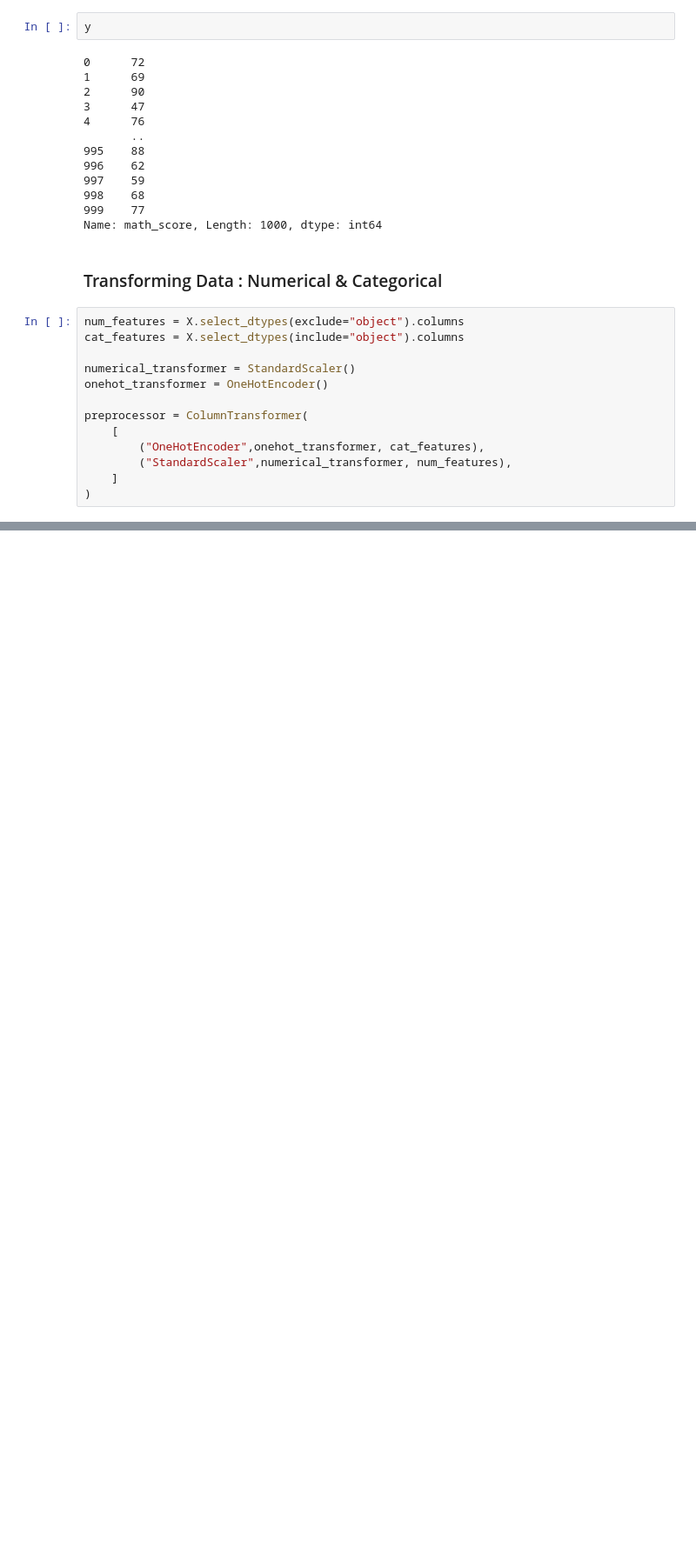
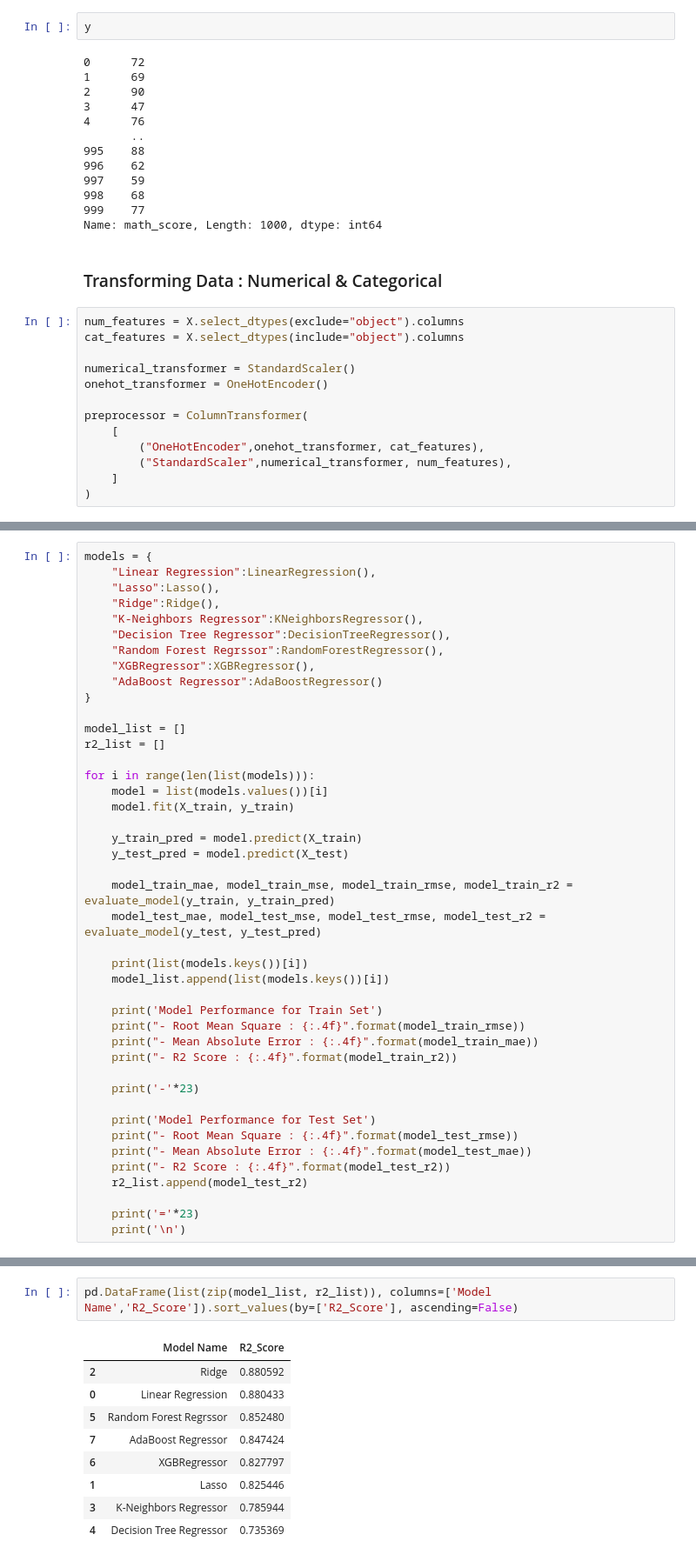
Before and after one commit to abhinav-ag-gupta/ml-project, a Jupyter notebook: notebook/data/Model_training.ipynb, the cells around one changed output, grey strips where cells are left out. Shown at 87% size. Drawn from its saved outputs; the diff is of its cells as text; blank space fills up the shorter version.

```diff
--- a/notebook/data/Model_training.ipynb
+++ b/notebook/data/Model_training.ipynb
@@ -75,0 +95,43 @@ preprocessor = ColumnTransformer(
+# %%
+models = {
+    "Linear Regression":LinearRegression(),
+    "Lasso":Lasso(),
+    "Ridge":Ridge(),
+    "K-Neighbors Regressor":KNeighborsRegressor(),
+    "Decision Tree Regressor":DecisionTreeRegressor(),
+    "Random Forest Regrssor":RandomForestRegressor(),
+    "XGBRegressor":XGBRegressor(),
+    "AdaBoost Regressor":AdaBoostRegressor()
+}
+
+model_list = []
+r2_list = []
+
+for i in range(len(list(models))):
+    model = list(models.values())[i]
+    model.fit(X_train, y_train)
+
+    y_train_pred = model.predict(X_train)
+    y_test_pred = model.predict(X_test)
+
+    model_train_mae, model_train_mse, model_train_rmse, model_train_r2 = evaluate_model(y_train, y_train_pred)
+    model_test_mae, model_test_mse, model_test_rmse, model_test_r2 = evaluate_model(y_test, y_test_pred)
+
+    print(list(models.keys())[i])
+    model_list.append(list(models.keys())[i])
+
+    print('Model Performance for Train Set')
+    print("- Root Mean Square : {:.4f}".format(model_train_rmse))
+    print("- Mean Absolute Error : {:.4f}".format(model_train_mae))
+    print("- R2 Score : {:.4f}".format(model_train_r2))
+
+    print('-'*23)
+
+    print('Model Performance for Test Set')
+    print("- Root Mean Square : {:.4f}".format(model_test_rmse))
+    print("- Mean Absolute Error : {:.4f}".format(model_test_mae))
+    print("- R2 Score : {:.4f}".format(model_test_r2))
+    r2_list.append(model_test_r2)
+
+    print('='*23)
+    print('\n')
@@ -75,0 +156,12 @@ preprocessor = ColumnTransformer(
+# %%
+pd.DataFrame(list(zip(model_list, r2_list)), columns=['Model Name','R2_Score']).sort_values(by=['R2_Score'], ascending=False)
+# %% [output]
+|  | Model Name | R2_Score |
+| 2 | Ridge | 0.880592 |
+| 0 | Linear Regression | 0.880433 |
+| 5 | Random Forest Regrssor | 0.852480 |
+| 7 | AdaBoost Regressor | 0.847424 |
+| 6 | XGBRegressor | 0.827797 |
+| 1 | Lasso | 0.825446 |
+| 3 | K-Neighbors Regressor | 0.785944 |
+| 4 | Decision Tree Regressor | 0.735369 |
```
Also changed, not shown: parts of 14 cells of this notebook, 9 other files.
